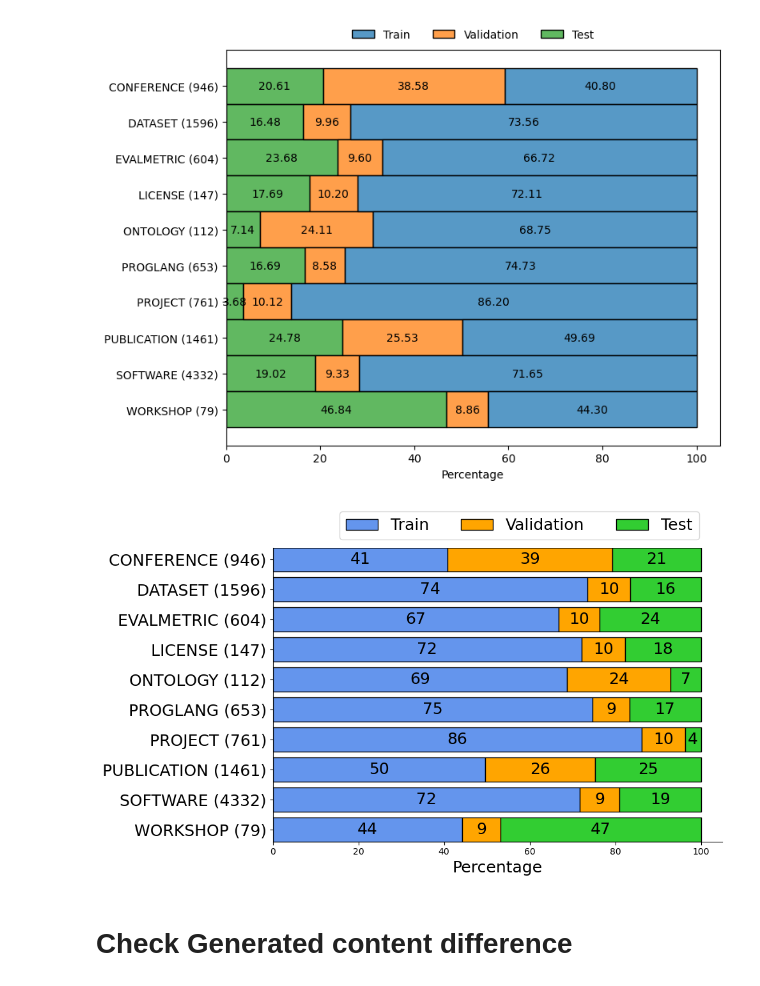
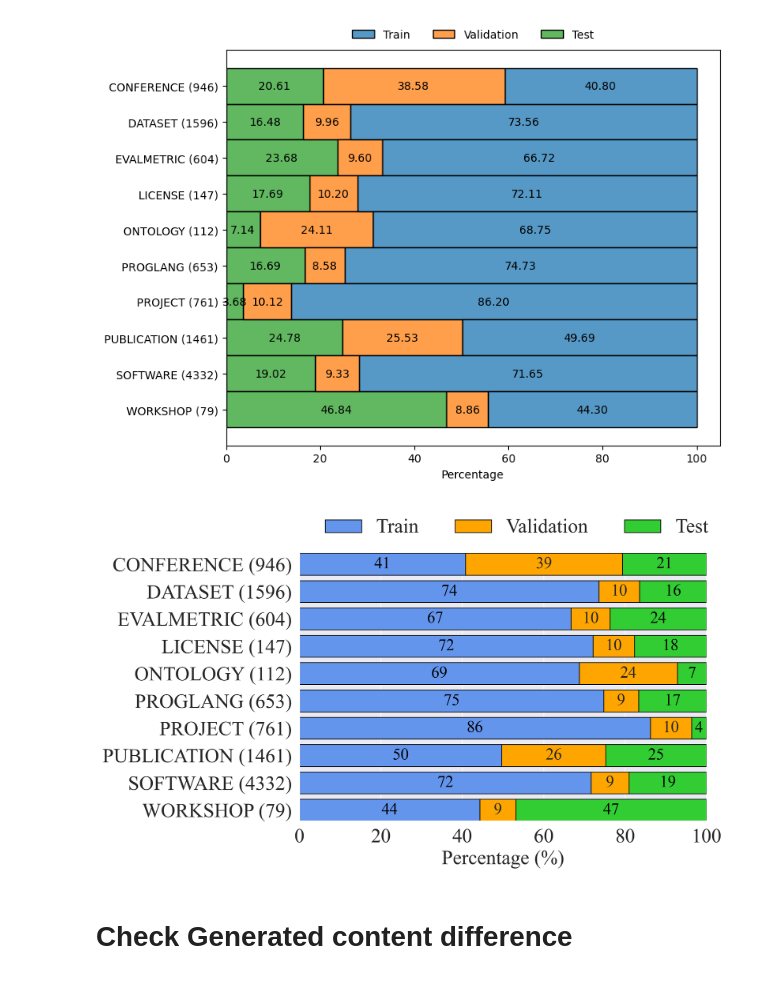
Before and after one commit to chenzongxiong/readme2kg-exp, a Jupyter notebook: dataset-stats.ipynb, the cells around one changed output. Drawn from its saved outputs; the diff is of its cells as text; code cells hidden in the pictures.

```diff
--- a/dataset-stats.ipynb
+++ b/dataset-stats.ipynb
@@ -395,6 +318,7 @@ values = [[v*100 / sum(row)  for v in row] for row in raw_values]
 
 # Plot setup
 fig, ax = plt.subplots(figsize=(10,6))
+# fig, ax = plt.subplots(figsize=figsize)
 y_pos = range(len(classes))
 
 # Bar colors
@@ -402,40 +326,79 @@ colors = ['cornflowerblue', 'orange', 'limegreen']
 # Draw stacked horizontal bars
 for i, (train, val, test) in enumerate(values):
     if i == 0:
         ax.barh(i, train, color=colors[0], edgecolor='black', label='Train')
         ax.barh(i, val, left=train, color=colors[1], edgecolor='black', label='Validation')
         ax.barh(i, test, left=train + val, color=colors[2], edgecolor='black', label='Test')
     else:
         ax.barh(i, train, color=colors[0], edgecolor='black')
         ax.barh(i, val, left=train, color=colors[1], edgecolor='black')
         ax.barh(i, test, left=train + val, color=colors[2], edgecolor='black')
 # Add text labels as percentages
 for i, (train, val, test) in enumerate(values):
-    ax.text(train / 2, i, f"{values[i][0]:.0f}", va='center', ha='center', fontsize=18, color='black')
-    ax.text(train + val / 2, i, f"{values[i][1]:.0f}", va='center', ha='center', fontsize=18)
-    ax.text(train + val + test / 2, i, f"{values[i][2]:.0f}", va='center', ha='center', fontsize=18, color='black')
+    ax.text(train / 2, i, f"{values[i][0]:.0f}", va='center', ha='center', fontsize=18, color='black', fontproperties=times_new_roman)
+    ax.text(train + val / 2, i, f"{values[i][1]:.0f}", va='center', ha='center', fontsize=18, fontproperties=times_new_roman)
+    ax.text(train + val + test / 2, i, f"{values[i][2]:.0f}", va='center', ha='center', fontsize=18, color='black', fontproperties=times_new_roman)
 
 # Formatting
 ax.set_yticks(y_pos)
 ax.set_yticklabels(classes, fontsize=18)
 ax.xaxis.set_visible(True)
 
 #ax.set_xlim(0, 1)
 ax.set_ylim(-0.4, len(classes)-0.6)
 ax.invert_yaxis()
 ax.set_xlabel('Percentage', fontsize=18)
 
 ax.spines['top'].set_visible(False)
 ax.spines['right'].set_visible(False)
 #ax.spines['bottom'].set_visible(False)
 #ax.spines['left'].set_visible(False)
+ax.set_xlim(0, 100)
+times_new_roman = fm.FontProperties(fname=font_path, size=18)
+times_new_roman_22 = fm.FontProperties(fname=font_path, size=22)
 
-ax.legend(ncols=len(classes), bbox_to_anchor=(0.13, 1),
-            loc='best', fontsize=18, frameon=True)
+for label in ax.get_xticklabels() + ax.get_yticklabels():
+    label.set_fontproperties(times_new_roman_22)
+plt.xlabel('Percentage (%)', fontproperties=times_new_roman_22)
+
+ax.legend(ncols=len(classes),
+          bbox_to_anchor=(0.023, 1),
+          # bbox_to_anchor=(.01, 1),
+            # loc='best',
+             fontsize=20, frameon=False)
+# legend = ax.legend(
+#     ncols=3,                           # 3 entries: Train, Validation, Test
+#     loc='best',                # center horizontally
+#     bbox_to_anchor=(0.5, 1.0),        # adjust vertical position
+#     frameon=False,                     # no background box
+#     handlelength=1.4,
+#     handletextpad=0.5,
+#     prop=times_new_roman_22            # set font
+
+# )
+
+# legend = ax.legend(
+#     ["Train", "Validation", "Test"],
+#     ncols=3,
+#     loc='upper center',
+#     bbox_to_anchor=(0.5, 1.12),
+#     frameon=False,
+#     prop=times_new_roman_22
+# )
+# a.move_legend(
+#     ax, "lower center", fontsize=18,
+#     bbox_to_anchor=(.5, 1), ncol=4, title=None, frameon=False,
+#     handletextpad=0.6, handlelength=1.2
+# )
+legend = ax.get_legend()
+# legend.set_title(legend.get_title().get_text(), prop=times_new_roman)
+for text in legend.get_texts():
+    text.set_fontproperties(times_new_roman_22)
+
 plt.tight_layout()
-plt.savefig('nerdme_dataset.pdf', dpi=300)
+plt.savefig('nerdme_dataset.pdf', bbox_inches='tight')
 # %% [output]
-[figure, old version]
+[figure, new version]
 # %% [markdown]
 # Check Generated content difference
 # %%
```
Also changed, not shown: parts of 3 cells of this notebook, 17 other files.
